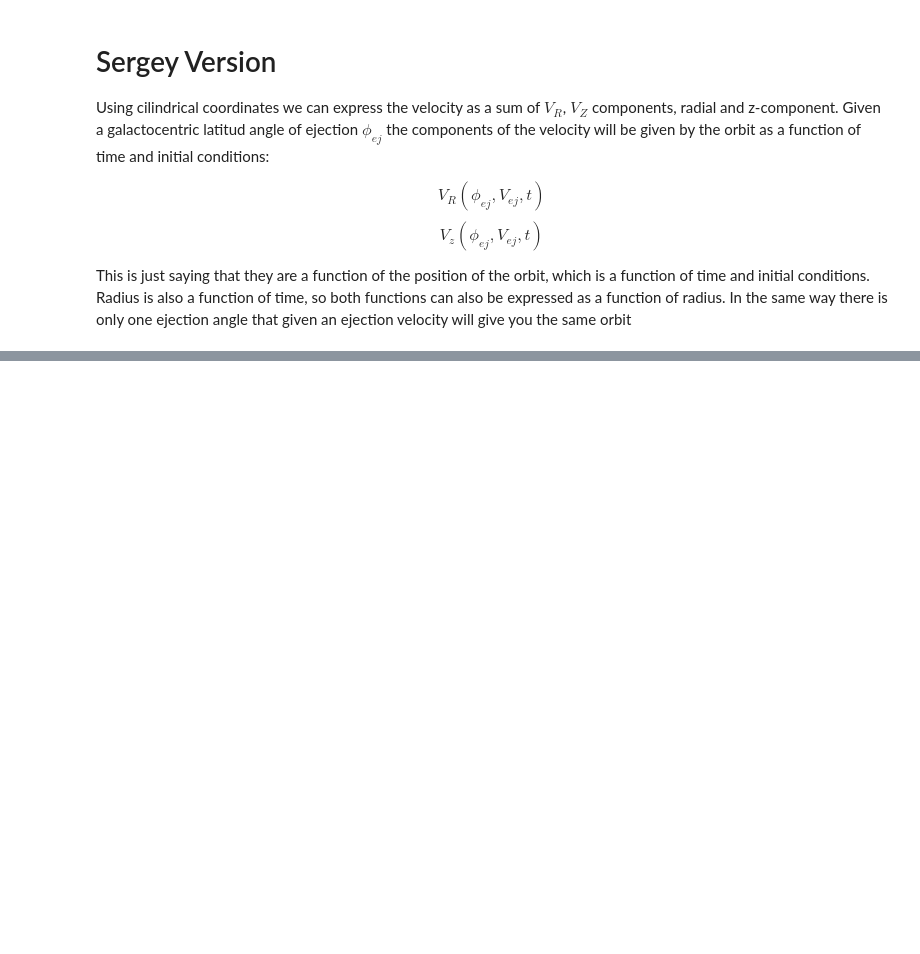
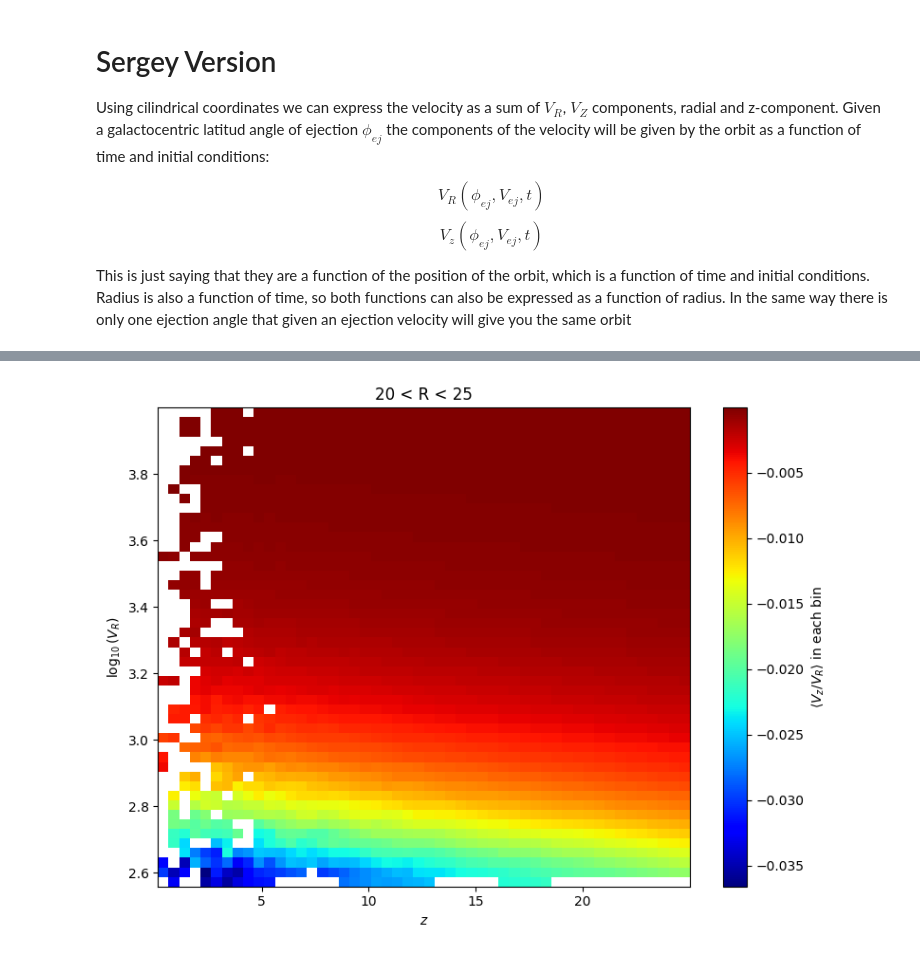
Before and after one commit to fawkez/HVS_1, a Jupyter notebook: Notebooks/Orbits/orbital_grid.ipynb, the cells around one changed output, grey strips where cells are left out. Saved outputs shown, nothing was run; the diff lists cells and outputs as text; code cells hidden in the pictures; blank space fills up the shorter version.

```diff
--- a/Notebooks/Orbits/orbital_grid.ipynb
+++ b/Notebooks/Orbits/orbital_grid.ipynb
@@ -871,0 +927,59 @@ plt.show()
+# %%
+import numpy as np
+import matplotlib.pyplot as plt
+from scipy.stats import binned_statistic_2d
+
+# Suppose R, z, VR, Vz have shape (10000, 1001)
+# Each row = one orbit; each column = points in that orbit.
+# Flatten them to treat them as a single set of points.
+# (Careful if you really want to separate orbits vs. all together.)
+zf = z.flatten()
+VRf = VR.flatten()
+Vzf = Vz.flatten()
+Rf = R.flatten()
+
+# Compute log10(VR) where VR>0. Mask out or filter negative/zero values if needed.
+# Here we assume VR is always > 0. Otherwise you'd do something like:
+mask = (Rf < 25) & (Rf > 20)
+Rf = Rf[mask]
+zf = zf[mask]
+VRf = VRf[mask]
+Vzf = Vzf[mask]
+logVRf = np.log10(VRf)
+
+# Compute ratio
+ratio = Vzf / VRf
+
+# Choose how many bins you want in each dimension
+xbins = 50  # bins in z
+ybins = 50  # bins in log10(VR)
+
+# Use binned_statistic_2d to compute the mean ratio in each (z, logVR) bin
+# statistic='mean' can also be 'median', 'count', 'sum', etc.
+stat, xedges, yedges, binnum = binned_statistic_2d(
+    x=zf,
+    y=logVRf,
+    values=ratio,
+    statistic='mean',
+    bins=[xbins, ybins]
+)
+
+# 'stat' is a 2D array of the same shape as bins: (xbins, ybins)
+# We can plot it with pcolormesh (or imshow).
+plt.figure(figsize=(8, 6))
+# Note that stat is indexed as stat[ix, iy], but pcolormesh expects
+# xedges (length xbins+1) along the horizontal axis, yedges (length ybins+1)
+# along the vertical axis, so we transpose 'stat' in pcolormesh.
+plt.pcolormesh(xedges, yedges, stat.T, cmap='jet', shading='auto')
+
+# Colorbar labeling
+cb = plt.colorbar()
+cb.set_label(r'$\langle V_z / V_R \rangle$ in each bin')
+
+plt.xlabel(r'$z$')
+plt.ylabel(r'$\log_{10}(V_R)$')
+plt.title('20 < R < 25')
+plt.tight_layout()
+plt.show()
+# %% [output]
+[figure, added]
```
Also changed, not shown: parts of 38 cells of this notebook, 2 other files.
